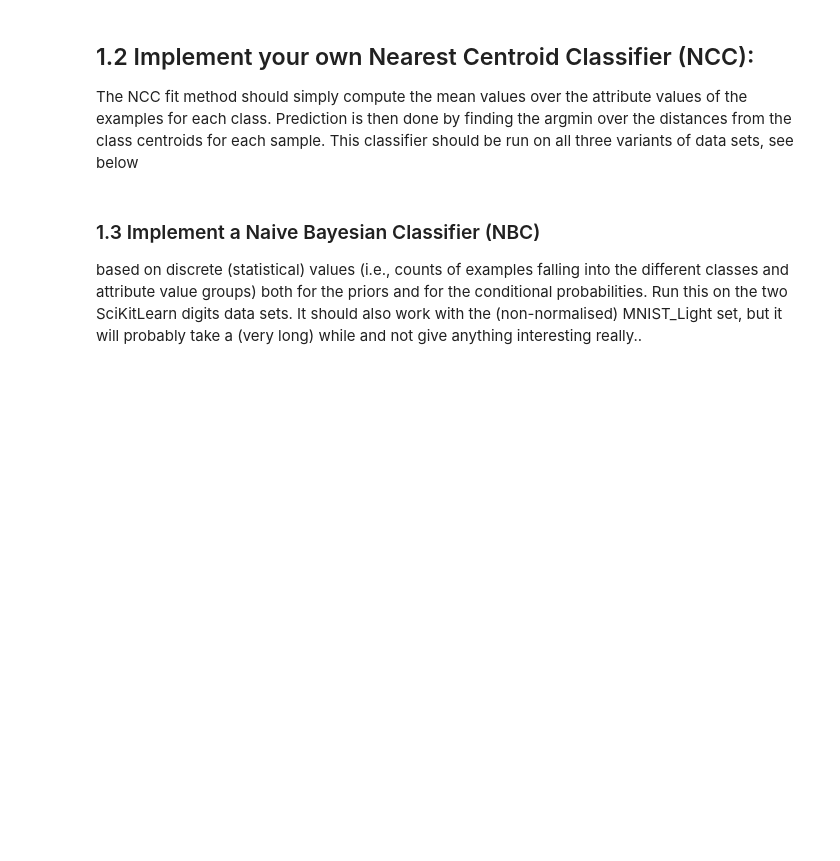
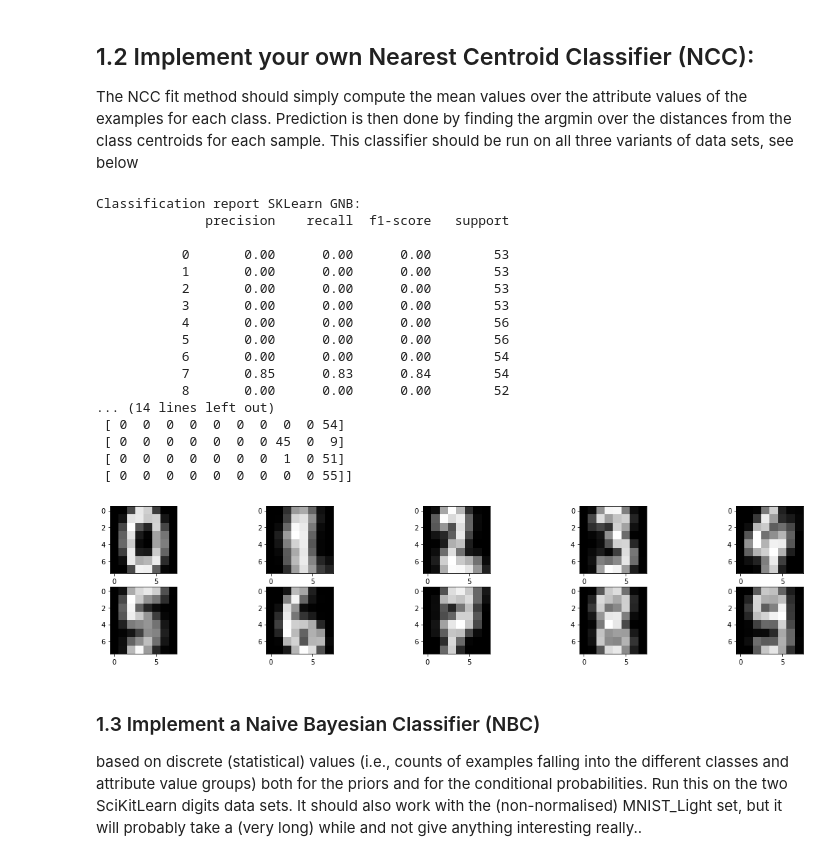
Before and after one commit to samuellundberg/EDAN95, a Jupyter notebook: lab5/lab5.ipynb, the cells around one changed output. Cells and saved outputs as stored; diff of their text form; code cells hidden in the pictures; blank space fills up the shorter version.

```diff
--- a/lab5/lab5.ipynb
+++ b/lab5/lab5.ipynb
@@ -193,3 +180,82 @@ The NCC fit method should simply compute the mean values over the attribute valu
+# %%
+# Dict with class as key, value list of one image (sum of images) and counter
+# CLASSIFIER
+
+from numpy import linalg as la
+
+NCC = {}
+
+# loop through all training data
+for idx in range(len(train_features)):
+    # Add images to the dict and a counter
+    X = train_features[idx]
+    y = train_labels[idx]
+    if y in NCC:
+        NCC[y][0] += X
+        NCC[y][1] += 1
+    else:
+        NCC[y] = [X]
+        NCC[y].append(1)
+
+
+# Divide each pixel in image with the counter
+classifier = {}
+for y in NCC.keys():
+    classifier[y] = NCC[y][0] / NCC[y][1]
+
+
+# Plot the classifiers (averages for each class)
+plt.figure(figsize=(20,4))
+for plotIndex, badIndex in enumerate(classifier.keys()):
+    plt.subplot(2, 5, plotIndex + 1)
+    plt.imshow(np.reshape(classifier[badIndex], (8,8)), cmap=plt.cm.gray)
+    #plt.title('Predicted: {}, Actual: {}'.format(y_pred[badIndex], test_labels[badIndex]), fontsize = 15)
+    #if plotIndex == 4:
+     #   break
+
+# PREDICTION
+# Check which class with smalles distance (smallest MSE)
+y_pred = -1 * np.ones(len(test_labels))
+for idx in range(len(test_features)):
+    # Add images to the dict and a counter
+    X = test_features[idx]
+
+    min_dist = 15**32 + 1 # since max dist is sqrt(15^64) = 15^32
+
+    for y in classifier.keys():
+        #if y == 7 or y == 9:
+            #continue
+
+        d = la.norm(classifier[y] - X)
+        #if y == 0 or y == 5:
+            #print(d)
+        if d < min_dist:
+            min_dist = d
+            y_pred[idx] = y
+
+
+print("Classification report SKLearn GNB:\n%s\n"
+    % (metrics.classification_report(test_labels, y_pred)))
+print("Confusion matrix SKLearn GNB:\n%s" % metrics.confusion_matrix(test_labels, y_pred))
+# %% [output]
+Classification report SKLearn GNB:
+              precision    recall  f1-score   support
+
+           0       0.00      0.00      0.00        53
+           1       0.00      0.00      0.00        53
+           2       0.00      0.00      0.00        53
+           3       0.00      0.00      0.00        53
+           4       0.00      0.00      0.00        56
+           5       0.00      0.00      0.00        56
+           6       0.00      0.00      0.00        54
+           7       0.85      0.83      0.84        54
+           8       0.00      0.00      0.00        52
+... (14 lines left out)
+ [ 0  0  0  0  0  0  0  0  0 54]
+ [ 0  0  0  0  0  0  0 45  0  9]
+ [ 0  0  0  0  0  0  0  1  0 51]
+ [ 0  0  0  0  0  0  0  0  0 55]]
+[figure, added]
 # %% [markdown]
 ### 1.3 Implement a Naive Bayesian Classifier (NBC)
 based on discrete (statistical) values (i.e., counts of examples falling into the different classes and attribute value groups) both for the priors and for the conditional probabilities. Run this on the two SciKitLearn digits data sets. It should also work with the (non-normalised) MNIST_Light set, but it will probably take a (very long) while and not give anything interesting really..
```
Also changed, not shown: parts of 2 cells of this notebook.
